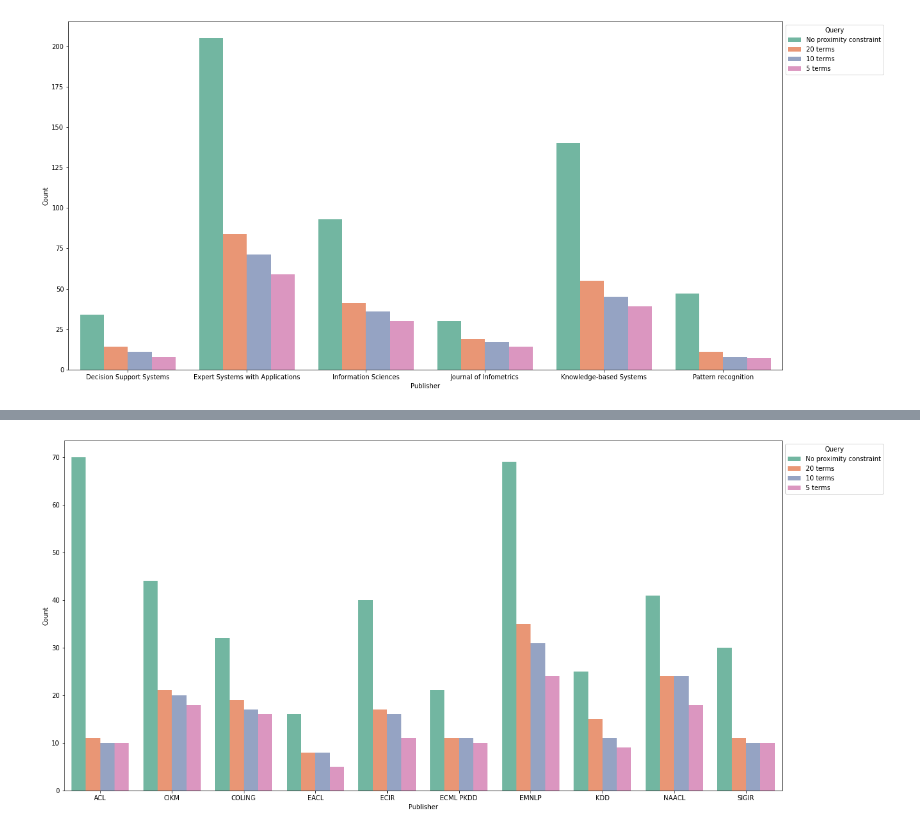
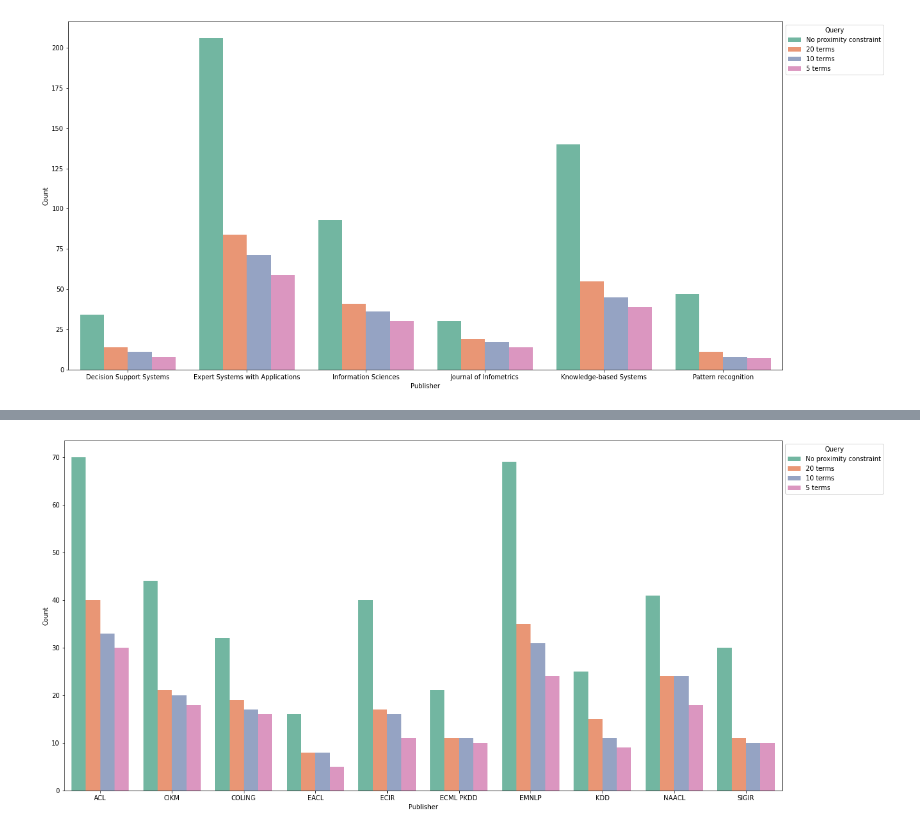
Before and after one commit to iberius96/Msc_Thesis, a Jupyter notebook: Other/Exploratory search/TL_(TM_L)/Summary.ipynb, the cells around one changed output, grey strips where cells are left out. Cells and saved outputs as stored; diff of their text form; code cells hidden in the pictures.

```diff
--- a/Other/Exploratory search/TL_(TM_L)/Summary.ipynb
+++ b/Other/Exploratory search/TL_(TM_L)/Summary.ipynb
@@ -116,30 +118,30 @@ sns.move_legend(ax, "upper left", bbox_to_anchor=(1, 1), title='Query')
 # %%
 dict = {
-    "ACL": [70, 11, 10, 10],
+    "ACL": [70, 40, 33, 30],
     "CIKM": [44, 21, 20, 18],
     "COLING": [32, 19, 17, 16],
     "EACL": [16, 8, 8, 5],
     "ECIR": [40, 17, 16, 11],
     "ECML PKDD": [21, 11, 11, 10],
     "EMNLP": [69, 35, 31, 24],
     "KDD": [25, 15, 11, 9],
     "NAACL": [41, 24, 24, 18],
     "SIGIR": [30, 11, 10, 10]
 }
 
 nr_res = pd.DataFrame(dict)
 df_bar = nr_res.reset_index().melt(id_vars=["index"])
 
 fig, ax = plt.subplots(figsize=(20, 10))
 sns.set_palette("Set2")
 g = sns.barplot(x="variable", y="value", hue="index", data=df_bar, ax = ax)
 
 h, l = g.get_legend_handles_labels()
 g.legend(h, ['No proximity constraint', '20 terms', '10 terms', '5 terms'])
 g.set_xlabel("Publisher")
 g.set_ylabel("Count")
 
 sns.move_legend(ax, "upper left", bbox_to_anchor=(1, 1), title='Query')
 # %% [output]
-[figure, old version]
+[figure, new version]
 # %%
```
Also changed, not shown: parts of 3 cells of this notebook.
